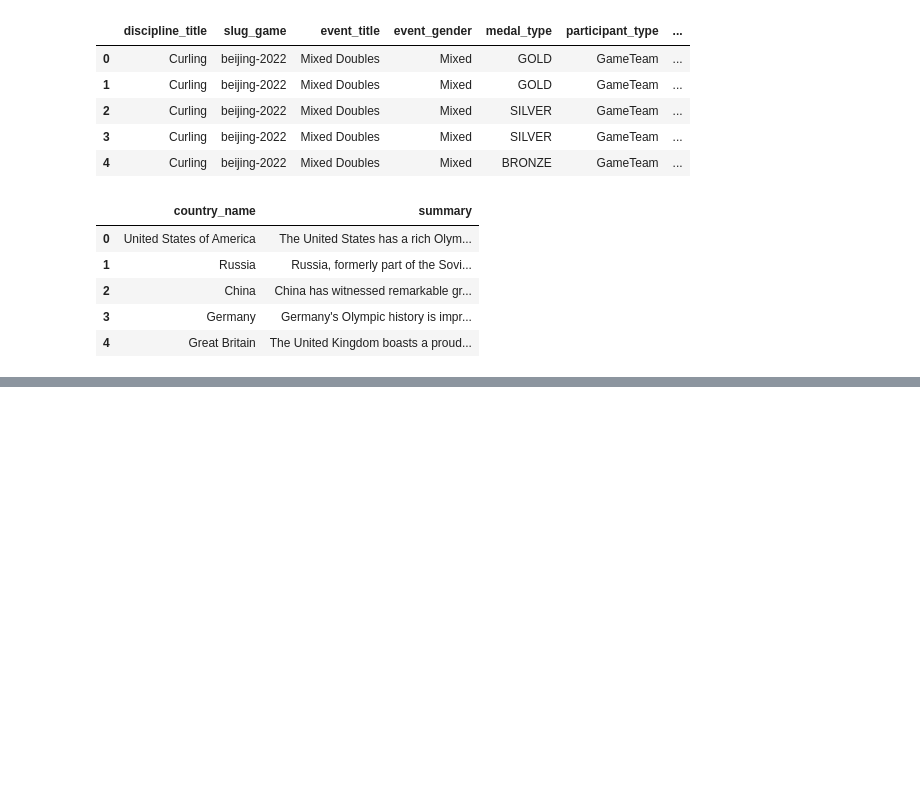
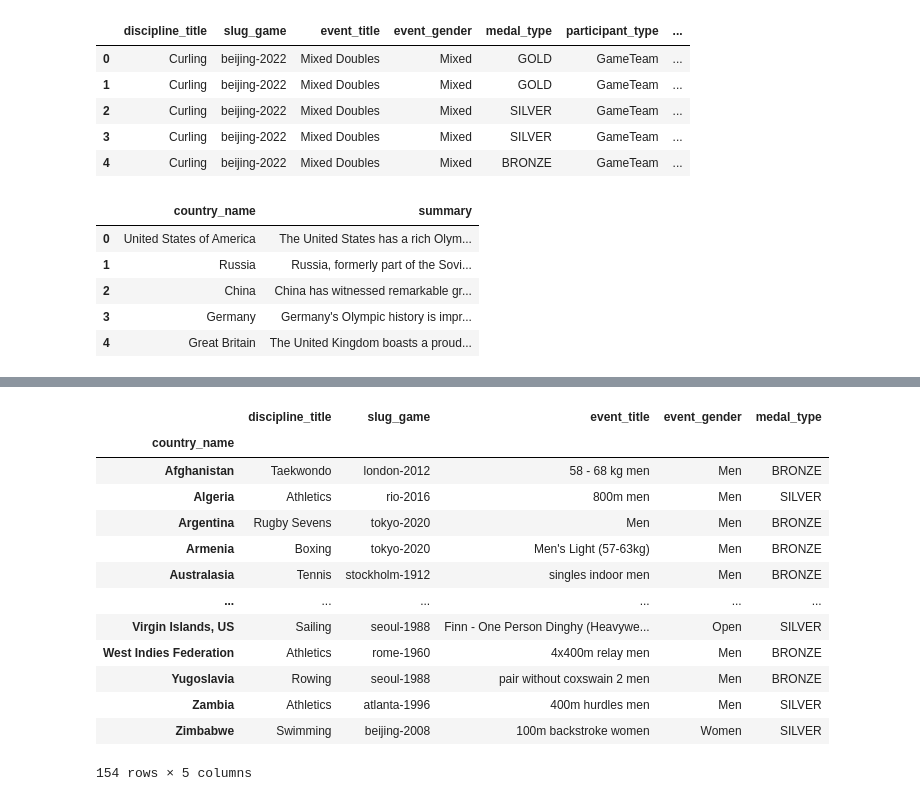
Before and after one commit to Annarhysa/Olympic-ious, a Jupyter notebook: predict.ipynb, the cells around one changed output, grey strips where cells are left out. Cells and saved outputs as stored; diff of their text form; code cells hidden in the pictures; blank space fills up the shorter version.

```diff
--- a/predict.ipynb
+++ b/predict.ipynb
@@ -41,0 +55,19 @@ medals_data.drop('participant_type',axis=1,inplace=True)
+# %%
+countryWise_grouped_data = medals_data.groupby(['country_name'])
+# %%
+countryWise_grouped_data.first()
+# %% [output]
+|  | discipline_title | slug_game | event_title | event_gender | medal_type |
+| country_name |  |  |  |  |  |
+| Afghanistan | Taekwondo | london-2012 | 58 - 68 kg men | Men | BRONZE |
+| Algeria | Athletics | rio-2016 | 800m men | Men | SILVER |
+| Argentina | Rugby Sevens | tokyo-2020 | Men | Men | BRONZE |
+| Armenia | Boxing | tokyo-2020 | Men's Light (57-63kg) | Men | BRONZE |
+| Australasia | Tennis | stockholm-1912 | singles indoor men | Men | BRONZE |
+| ... | ... | ... | ... | ... | ... |
+| Virgin Islands, US | Sailing | seoul-1988 | Finn - One Person Dinghy (Heavywe... | Open | SILVER |
+| West Indies Federation | Athletics | rome-1960 | 4x400m relay men | Men | BRONZE |
+| Yugoslavia | Rowing | seoul-1988 | pair without coxswain 2 men | Men | BRONZE |
+| Zambia | Athletics | atlanta-1996 | 400m hurdles men | Men | SILVER |
+| Zimbabwe | Swimming | beijing-2008 | 100m backstroke women | Women | SILVER |
+154 rows × 5 columns
```
Also changed, not shown: parts of 9 cells of this notebook.
